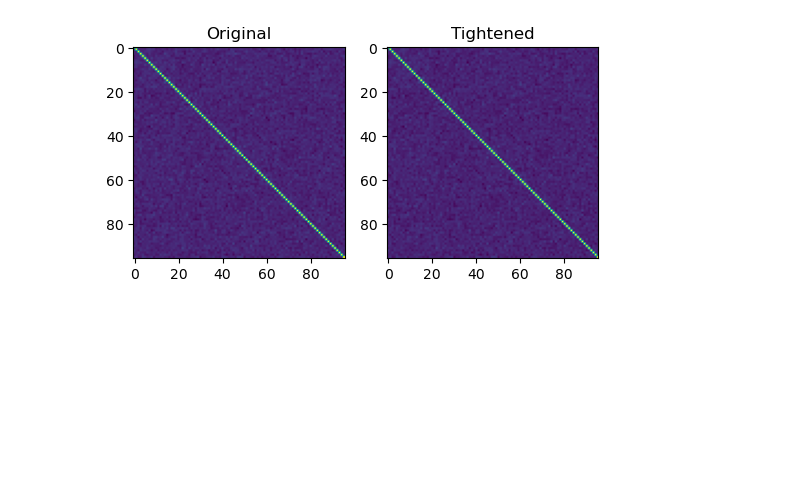
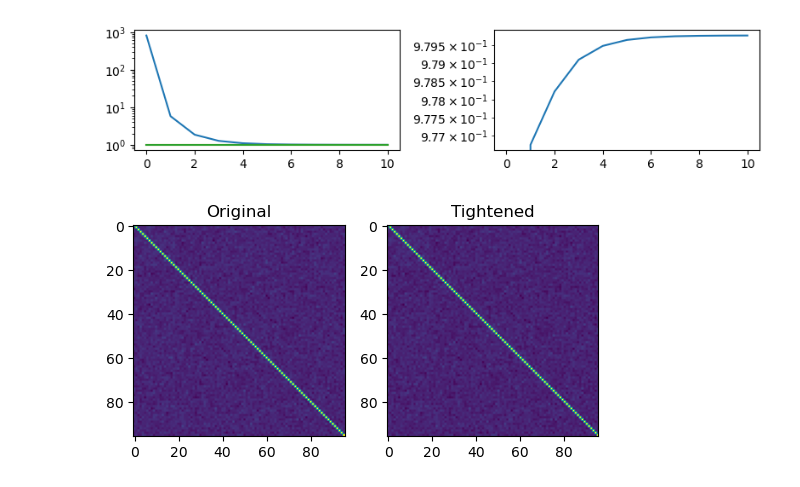
Before and after one commit to danedane-haider/Random-Filterbanks, a Jupyter notebook: Stability of Random Filterbanks under Gradient Descent/Tight_FIR.ipynb, the cells around one changed output. Saved outputs shown, nothing was run; the diff lists cells and outputs as text; code cells hidden in the pictures; blank space fills up the shorter version.

```diff
--- a/Stability of Random Filterbanks under Gradient Descent/Tight_FIR.ipynb
+++ b/Stability of Random Filterbanks under Gradient Descent/Tight_FIR.ipynb
@@ -79,0 +109,2 @@ kappa: 1.0099 , error: 0.0696
+# %%
+w_tight, kappa, error = fir_tight(w_ill, T, eps=0.001)
@@ -80,3 +123,24 @@ kappa: 1.0099 , error: 0.0696
+# %%
+plt.figure(figsize=(8,2))
+
+x = np.arange(len(kappa))
+
+plt.subplot(1,2,1)
+plt.plot(x,kappa[:])
+plt.plot(x,np.ones(len(kappa)))
+plt.plot(x,np.ones(len(kappa))+0.01)
+#plt.xscale('log')
+plt.yscale('log')
+
+plt.subplot(1,2,2)
+plt.plot(x,error[:])
+#plt.xscale('log')
+plt.yscale('log')
+
+plt.tight_layout()
+plt.show()
+# %% [output]
+[figure, added]
 # %%
 # compute cross-correlation matrix of w_tight
 plt.figure(figsize=(6,6))
```
Also changed, not shown: parts of 7 cells of this notebook.
